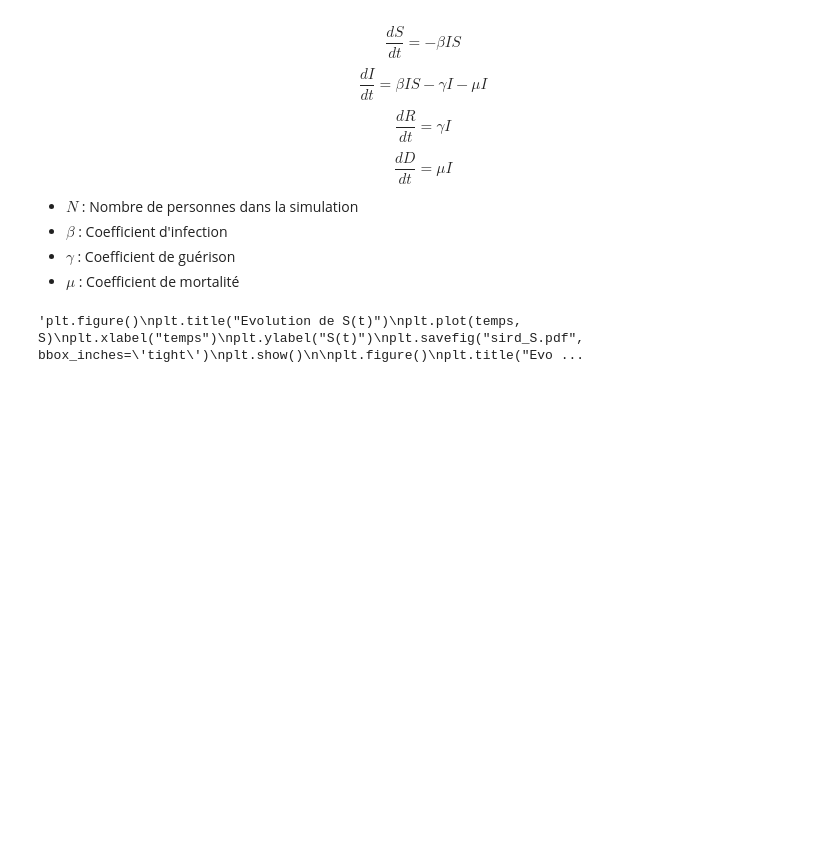
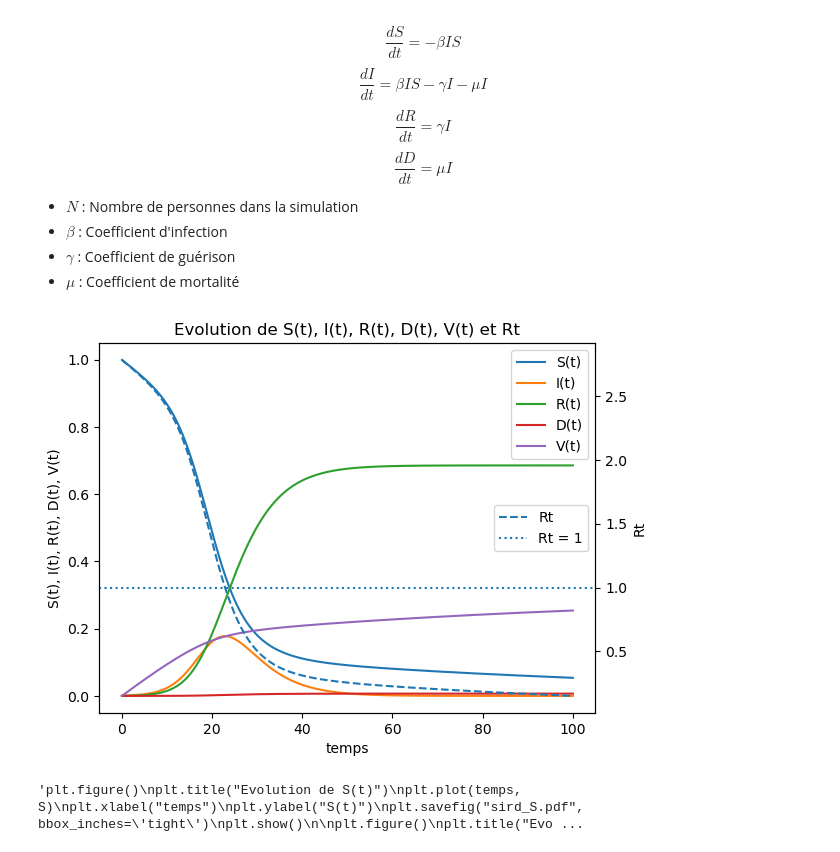
Before and after one commit to hjvictor/SIR_model, a Jupyter notebook: Compartiments.ipynb, the cells around one changed output. Saved outputs shown, nothing was run; the diff lists cells and outputs as text; code cells hidden in the pictures; blank space fills up the shorter version.

```diff
--- a/Compartiments.ipynb
+++ b/Compartiments.ipynb
@@ -60,6 +60,81 @@ for i in range(n):
     t = temps[i]
     y = euler(t, dt, y, deriv)
 Rt = R0*S # evolution du R0 (contagion pour une personne)
+# %%
+import pandas as pd
+import numpy as np
+import matplotlib.pyplot as plt
+import nosPackages.mathUtils as mathUtils
+
+# population initial
+S_init=0.999 # personnes suscétibles (départ) en fraction -> 1=100%
+I_init=0.001 # personnes infectés
+R_init=0 # personnes guérissent
+D_init=0 # personnes qui meurent
+V_init=0 # personnes vaccinées
+
+# paramètre de contagion
+beta=0.558 # taux de contagion journalier de base pour le covid = 0.6 personnes/jour
+gamma=0.2 # 1/gamma = nb de jour contagieux = 5 jour pour le covid
+mu= 0.002 # Coefficient de décès (valeur non réelle)
+omega= 0.01 # Taux de personnes vaccinées
+R0=beta/(gamma)*S_init # nombre de personnes contaminés par un malade = 3 pour le covid
+dt = 0.1
+tmax = 100.0
+temps = np.arange(0, tmax + dt, dt)
+n = temps.size
+
+S = np.empty(n)
+I = np.empty(n)
+R = np.empty(n)
+D = np.empty(n)
+V = np.empty(n)
+Rt = np.empty(n)
+
+y = np.empty(5)
+y[0] = S_init
+y[1] = I_init
+y[2] = R_init
+y[3] = D_init
+y[4] = V_init
+
+params={"beta":beta, "gamma":gamma, "mu":mu, "omega":omega}
+model=mathUtils.SIR(params)
+deriv=model.deriv_SIRDV
+euler=model.euler
+
+for i in range(n):
+    S[i] = y[0]
+    I[i] = y[1]
+    R[i] = y[2]
+    D[i] = y[3]
+    V[i] = y[4]
+    t = temps[i]
+    y = euler(t, dt, y, deriv)
+Rt = R0*S # evolution du R0 (contagion pour une personne)
+plt.figure()
+plt.title("Evolution de S(t), I(t), R(t), D(t), V(t) et Rt")
+
+ax1 = plt.gca()
+ax1.plot(temps, S, label="S(t)")
+ax1.plot(temps, I, label="I(t)")
+ax1.plot(temps, R, label="R(t)")
+ax1.plot(temps, D, label="D(t)")
+ax1.plot(temps, V, label="V(t)")
+ax1.set_xlabel("temps")
+ax1.set_ylabel("S(t), I(t), R(t), D(t), V(t)")
+ax1.legend(loc="upper right")
+
+ax2 = ax1.twinx()
+ax2.plot(temps, Rt, "--", label="Rt")
+ax2.axhline(1, linestyle=":", label="Rt = 1")
+ax2.set_ylabel("Rt")
+ax2.legend(loc="center right")
+
+plt.savefig("sir_SIRDV_Rt.pdf", bbox_inches='tight')
+plt.show()
+# %% [output]
+[figure, added]
 # %%
 """plt.figure()
 plt.title("Evolution de S(t)")
```
Also changed, not shown: parts of 1 cell of this notebook, 13 other files.
